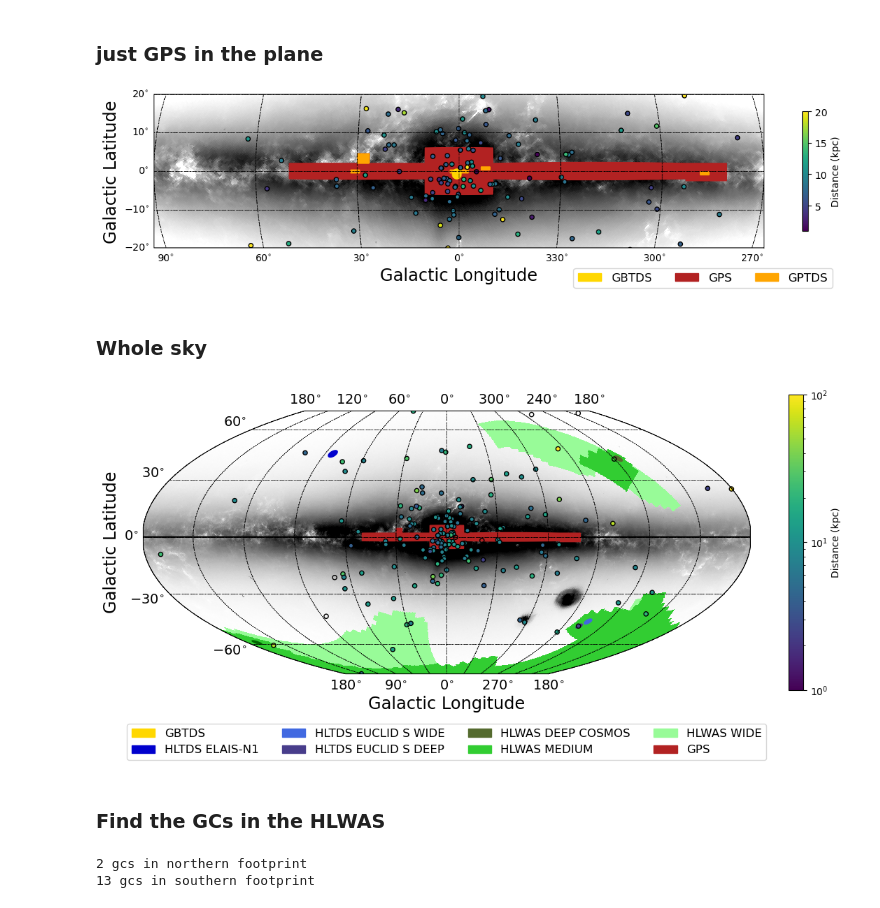
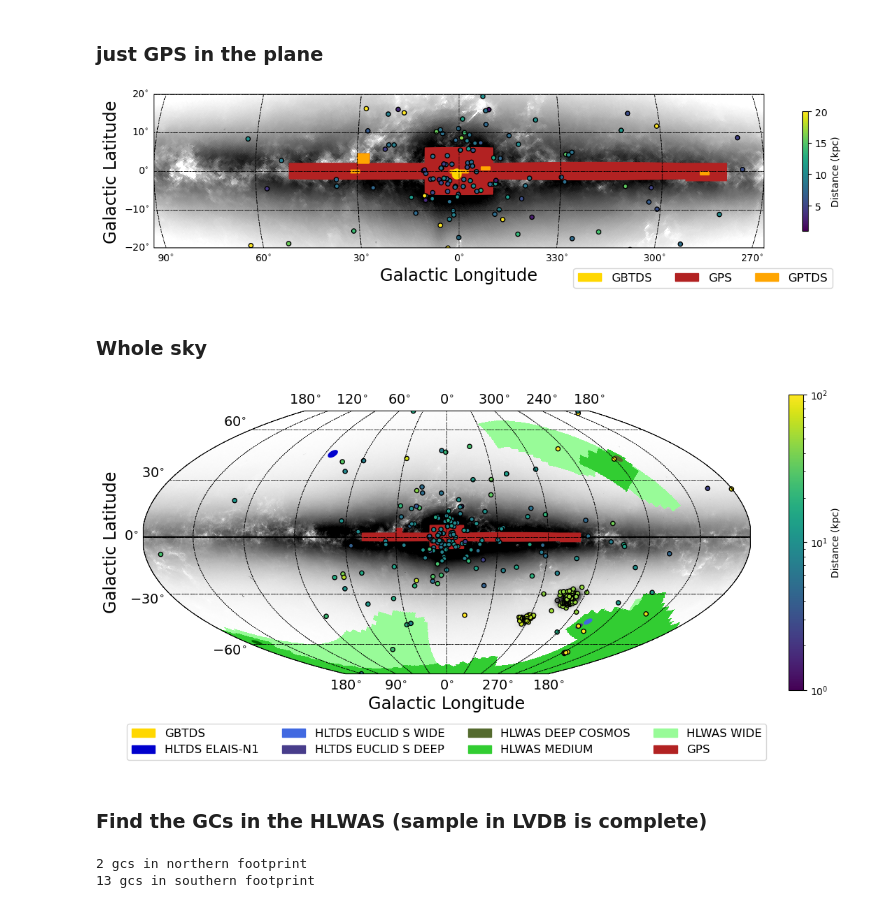
Before and after one commit to Dynamics-Penn/roman-nearfield, a Jupyter notebook: notebooks/ccs_footprints_gcs.ipynb, the cells around one changed output. Saved outputs shown, nothing was run; the diff lists cells and outputs as text; code cells hidden in the pictures.

```diff
--- a/notebooks/ccs_footprints_gcs.ipynb
+++ b/notebooks/ccs_footprints_gcs.ipynb
@@ -20,0 +22,26 @@ from roman_nearfield import (change_coord, get_sky_coords, plot_gcs, get_footpri
+# %%
+gcs_lvdb = read_gcs(vb=False)
+gcs_vb   = read_gcs(vb=True)
+
+idx_lvdb = select_gcs_in_gps_main(gcs_lvdb)
+idx_vb   = select_gcs_in_gps_main(gcs_vb)
+
+
+coords_lvdb = get_sky_coords(gcs_lvdb)
+coords_vb   = get_sky_coords(gcs_vb)
+
+# Subset to GPS clusters only
+gps_lvdb = gcs_lvdb[idx_lvdb]
+gps_vb   = gcs_vb[idx_vb]
+
+
+print(f"LVDB:  {len(gps_lvdb)} clusters in GPS")
+print(f"V&B:   {len(gps_vb)}  clusters in GPS")
+
+coords_lvdb_gps = get_sky_coords(gps_lvdb)
+coords_vb_gps   = get_sky_coords(gps_vb)
+
+MATCH_TOL = 0.01 * u.deg
+
+idx_vb_match, sep, _ = coords_lvdb_gps.match_to_catalog_sky(coords_vb_gps)
+matched = sep < MATCH_TOL
@@ -20,0 +53,5 @@ from roman_nearfield import (change_coord, get_sky_coords, plot_gcs, get_footpri
+# %%
+lvdb_only = gps_lvdb[~matched]
+matched_vb_indices = set(idx_vb_match[matched])
+vb_only_mask = np.array([i not in matched_vb_indices for i in range(len(gps_vb))])
+vb_only = gps_vb[vb_only_mask]
@@ -20,0 +60,2 @@ from roman_nearfield import (change_coord, get_sky_coords, plot_gcs, get_footpri
+# %%
+idx_vb_only_gps = np.where(vb_only_mask)[0]
@@ -114,35 +157,37 @@ sp.set_extent([-90,90, -20, 20])
 sp.draw_polygon(l_RGPS.value,b_RGPS.value,edgecolor='none',linestyle='solid',facecolor='firebrick')
 [sp.draw_polygon(gptds[k]['vertices'][0],gptds[k]['vertices'][1],edgecolor='none',linestyle='solid',facecolor='orange') for k in gptds.keys()]
 #GBTDS
 sp.circle(gbtds_one.galactic.l.value, gbtds_one.galactic.b.value, 2.5/2, label='GBTDS', fill=True, alpha=alph, color='gold')
 sp.circle(gbtds_two.galactic.l.value, gbtds_two.galactic.b.value, 2.5/2, label='GBTDS', fill=True, alpha=alph, color='gold')
 
 #plot the GCs
-cbh=plot_gcs(sp,cmap_name='viridis',norm=Normalize(vmin=1.0,vmax=20.0),vb=True)
+cbh=plot_gcs(sp,cmap_name='viridis',norm=Normalize(vmin=1.0,vmax=20.0),vb=False)
+cbh=plot_gcs(sp,gclist = idx_vb_only_gps, cmap_name='viridis',norm=Normalize(vmin=1.0,vmax=20.0),vb=True)
+
 
 
 #legend stuff
 patch_GPS = mpatches.Patch(color=col_dict[3], label='GPS')
 patch_GPTDS = mpatches.Patch(color='orange', label='GPTDS')
 handles, labels = sp.ax.get_legend_handles_labels()
 shandles = handles[0:1]
 
 shandles.extend([patch_GPS,patch_GPTDS])
 
 
 
 
 box = ax.get_position()
 ax.set_position([box.x0, box.y0 + box.height * 0.1,
                  box.width, box.height * 0.9])
 
 sp.legend(handles=shandles, loc='lower center', ncol=4, bbox_to_anchor=(0.4, -0.3, 1.0, 0.55), fontsize=12)
 
 plt.colorbar(cbh,label='Distance (kpc)', shrink=0.2)
 plt.savefig('../figures/gps_footprints_gcs.png',dpi=200,bbox_inches='tight')
 plt.show()
 # %% [output]
-[figure, old version]
+[figure, new version]
 # %% [markdown]
 ### Whole sky
 # %%
@@ -180,7 +225,9 @@ sp.draw_polygon(l_RGPS.value,b_RGPS.value,edgecolor='none',linestyle='solid',fac
 #gbtds fields
 #sp.draw_polygon(gptds['TDS_Carina']['vertices'][0],gptds['TDS_Carina']['vertices'][1],edgecolor='none',linestyle='solid',facecolor='orange')
 
-cbh=plot_gcs(sp,cmap_name='viridis',vb=True)
+cbh=plot_gcs(sp,cmap_name='viridis',norm=LogNorm(vmin=1.0,vmax=100.0))
+cbh=plot_gcs(sp,gclist = idx_vb_only_gps, cmap_name='viridis',norm=LogNorm(vmin=1.0,vmax=100.0),vb=True)
+
 
 
 
@@ -212,9 +259,9 @@ plt.colorbar(cbh,label='Distance (kpc)', shrink=0.5)
 plt.savefig('../figures/ccs_footprints_gcs.png',dpi=200,bbox_inches='tight')
 plt.show()
 # %% [output]
-[figure, old version]
+[figure, new version]
 # %% [markdown]
-### Find the GCs in the HLWAS
+### Find the GCs in the HLWAS (sample in LVDB is complete)
 # %%
 fp = get_footprint()
 gcs = read_gcs()
```
Also changed, not shown: parts of 11 cells of this notebook, 5 other files.
